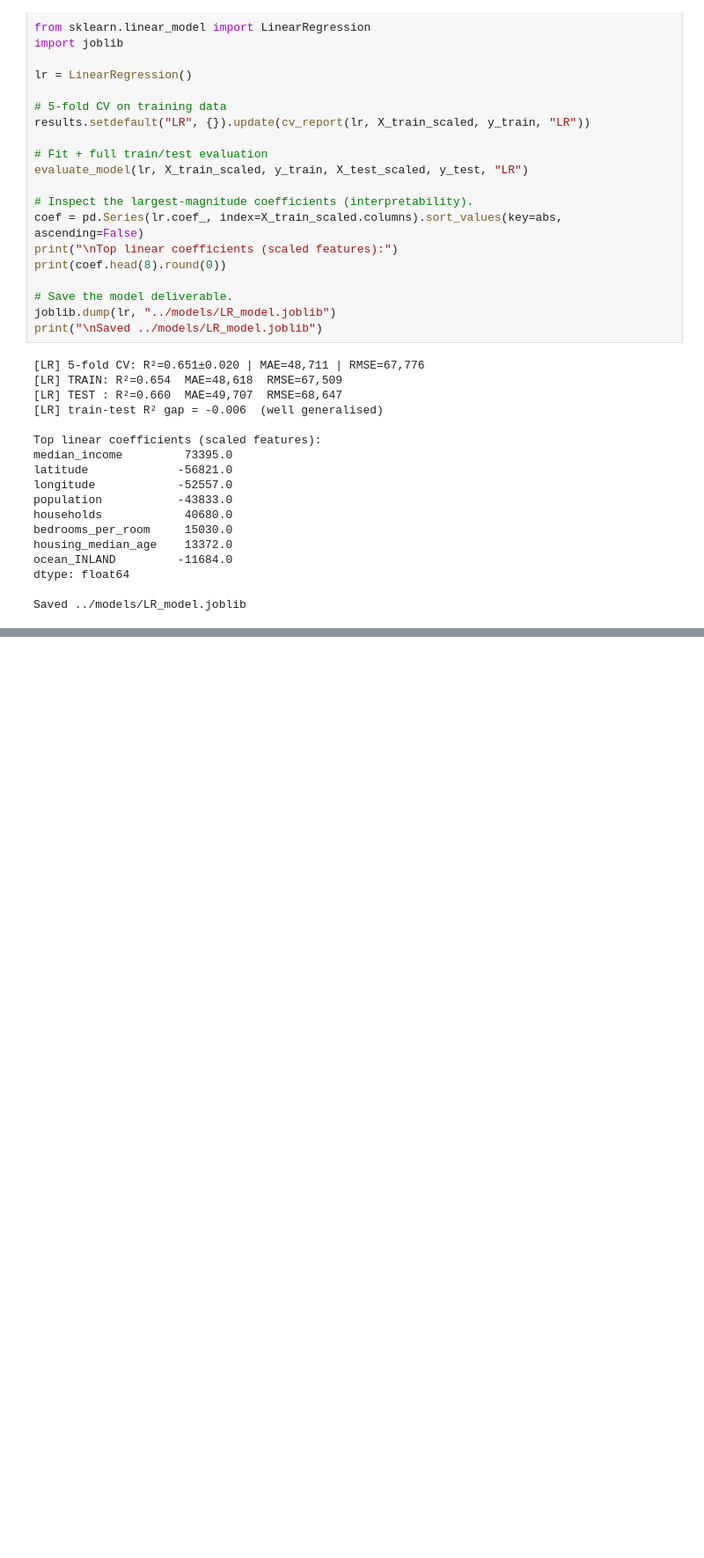
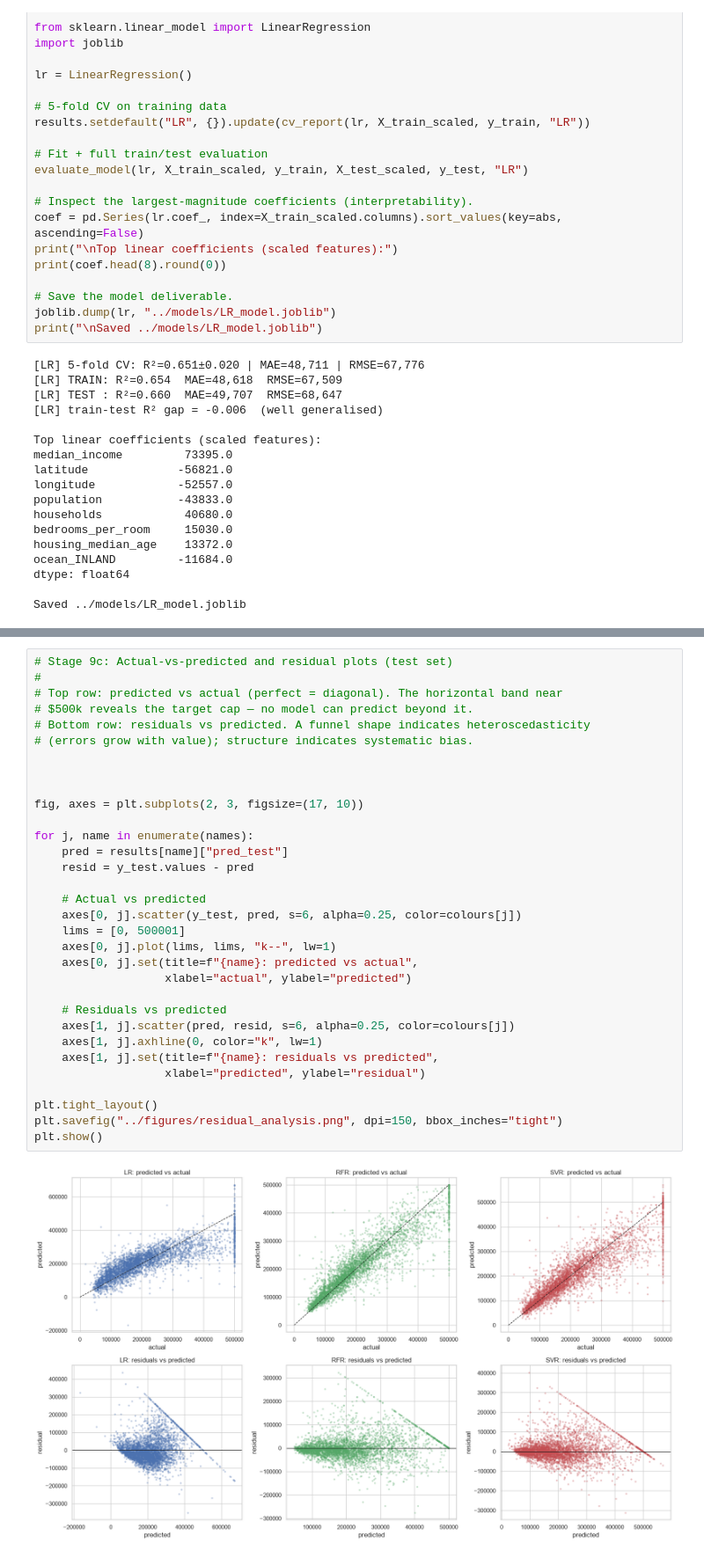
Before and after one commit to Arush70/California-House-Pridictor, a Jupyter notebook: notebooks/Training_Models.ipynb, the cells around one changed output, grey strips where cells are left out. Shown at 88% size. Saved outputs shown, nothing was run; the diff lists cells and outputs as text; blank space fills up the shorter version.

```diff
--- a/notebooks/Training_Models.ipynb
+++ b/notebooks/Training_Models.ipynb
@@ -1163,0 +1215,34 @@ KeyboardInterrupt:
+# %%
+# Stage 9c: Actual-vs-predicted and residual plots (test set)
+#
+# Top row: predicted vs actual (perfect = diagonal). The horizontal band near
+# $500k reveals the target cap — no model can predict beyond it.
+# Bottom row: residuals vs predicted. A funnel shape indicates heteroscedasticity
+# (errors grow with value); structure indicates systematic bias.
+
+
+
+fig, axes = plt.subplots(2, 3, figsize=(17, 10))
+
+for j, name in enumerate(names):
+    pred = results[name]["pred_test"]
+    resid = y_test.values - pred
+
+    # Actual vs predicted
+    axes[0, j].scatter(y_test, pred, s=6, alpha=0.25, color=colours[j])
+    lims = [0, 500001]
+    axes[0, j].plot(lims, lims, "k--", lw=1)
+    axes[0, j].set(title=f"{name}: predicted vs actual",
+                   xlabel="actual", ylabel="predicted")
+
+    # Residuals vs predicted
+    axes[1, j].scatter(pred, resid, s=6, alpha=0.25, color=colours[j])
+    axes[1, j].axhline(0, color="k", lw=1)
+    axes[1, j].set(title=f"{name}: residuals vs predicted",
+                   xlabel="predicted", ylabel="residual")
+
+plt.tight_layout()
+plt.savefig("../figures/residual_analysis.png", dpi=150, bbox_inches="tight")
+plt.show()
+# %% [output]
+[figure, added]
```
Also changed, not shown: parts of 25 cells of this notebook, 17 other files.
